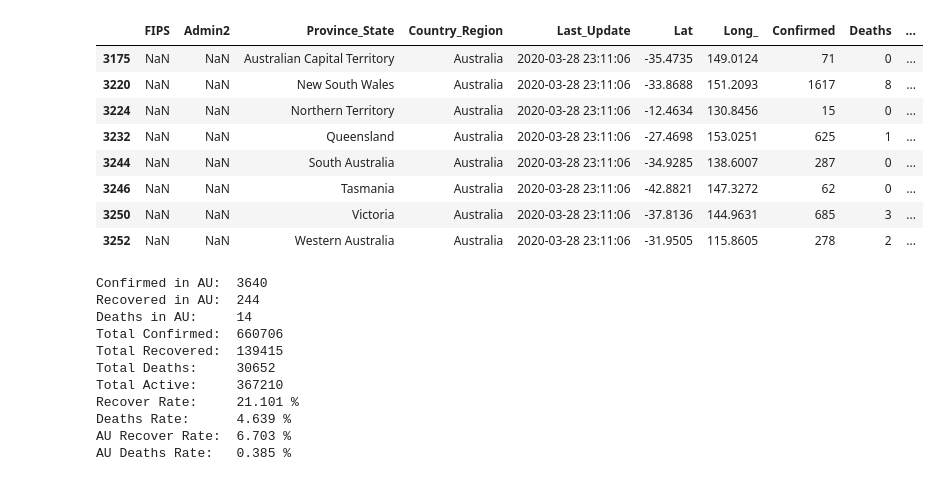
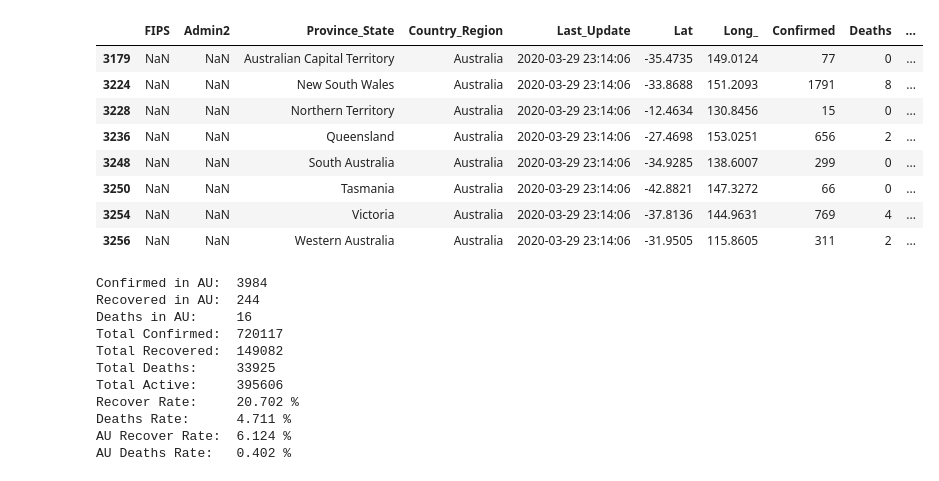
Before and after one commit to u6747075/COVID-19, a Jupyter notebook: COVID_19.ipynb, the cells around one changed output. Drawn from its saved outputs; the diff is of its cells as text; code cells hidden in the pictures.

```diff
--- a/COVID_19.ipynb
+++ b/COVID_19.ipynb
@@ -45,42 +45,42 @@ plt.show()
 # %%
-da = pd.read_csv("csse_covid_19_data/csse_covid_19_daily_reports/03-28-2020.csv")
+da = pd.read_csv("csse_covid_19_data/csse_covid_19_daily_reports/03-29-2020.csv")
 au = da[da["Country_Region"] == "Australia"]
 display(au)
 T_R=sum(list(da["Recovered"]))
 T_D=sum(list(da["Deaths"]))
 T_C=sum(list(da["Confirmed"]))
 AU_R=sum(list(au["Recovered"]))
 AU_D=sum(list(au["Deaths"]))
 AU_C=sum(list(au["Confirmed"]))
 print("Confirmed in AU: ",sum(list(au["Confirmed"])))
 print("Recovered in AU: ",sum(list(au["Recovered"])))
 print("Deaths in AU:    ",sum(list(au["Deaths"])))
 print("Total Confirmed: ",sum(list(da["Confirmed"])))
 print("Total Recovered: ",sum(list(da["Recovered"])))
 print("Total Deaths:    ",sum(list(da["Deaths"])))
 print("Total Active:    ",sum(list(da["Active"])))
 print("Recover Rate:    ",np.round(T_R*100/T_C,3),"%")
 print("Deaths Rate:     ",np.round(T_D*100/T_C,3),"%")
 print("AU Recover Rate: ",np.round(AU_R*100/AU_C,3),"%")
 print("AU Deaths Rate:  ",np.round(AU_D*100/AU_C,3),"%")
 # %% [output]
 |  | FIPS | Admin2 | Province_State | Country_Region | Last_Update | Lat | Long_ | Confirmed | Deaths | ... |
-| 3175 | NaN | NaN | Australian Capital Territory | Australia | 2020-03-28 23:11:06 | -35.4735 | 149.0124 | 71 | 0 | ... |
-| 3220 | NaN | NaN | New South Wales | Australia | 2020-03-28 23:11:06 | -33.8688 | 151.2093 | 1617 | 8 | ... |
-| 3224 | NaN | NaN | Northern Territory | Australia | 2020-03-28 23:11:06 | -12.4634 | 130.8456 | 15 | 0 | ... |
-| 3232 | NaN | NaN | Queensland | Australia | 2020-03-28 23:11:06 | -27.4698 | 153.0251 | 625 | 1 | ... |
-| 3244 | NaN | NaN | South Australia | Australia | 2020-03-28 23:11:06 | -34.9285 | 138.6007 | 287 | 0 | ... |
-| 3246 | NaN | NaN | Tasmania | Australia | 2020-03-28 23:11:06 | -42.8821 | 147.3272 | 62 | 0 | ... |
-| 3250 | NaN | NaN | Victoria | Australia | 2020-03-28 23:11:06 | -37.8136 | 144.9631 | 685 | 3 | ... |
-| 3252 | NaN | NaN | Western Australia | Australia | 2020-03-28 23:11:06 | -31.9505 | 115.8605 | 278 | 2 | ... |
+| 3179 | NaN | NaN | Australian Capital Territory | Australia | 2020-03-29 23:14:06 | -35.4735 | 149.0124 | 77 | 0 | ... |
+| 3224 | NaN | NaN | New South Wales | Australia | 2020-03-29 23:14:06 | -33.8688 | 151.2093 | 1791 | 8 | ... |
+| 3228 | NaN | NaN | Northern Territory | Australia | 2020-03-29 23:14:06 | -12.4634 | 130.8456 | 15 | 0 | ... |
+| 3236 | NaN | NaN | Queensland | Australia | 2020-03-29 23:14:06 | -27.4698 | 153.0251 | 656 | 2 | ... |
+| 3248 | NaN | NaN | South Australia | Australia | 2020-03-29 23:14:06 | -34.9285 | 138.6007 | 299 | 0 | ... |
+| 3250 | NaN | NaN | Tasmania | Australia | 2020-03-29 23:14:06 | -42.8821 | 147.3272 | 66 | 0 | ... |
+| 3254 | NaN | NaN | Victoria | Australia | 2020-03-29 23:14:06 | -37.8136 | 144.9631 | 769 | 4 | ... |
+| 3256 | NaN | NaN | Western Australia | Australia | 2020-03-29 23:14:06 | -31.9505 | 115.8605 | 311 | 2 | ... |
-Confirmed in AU:  3640
+Confirmed in AU:  3984
 Recovered in AU:  244
-Deaths in AU:     14
-Total Confirmed:  660706
-Total Recovered:  139415
-Total Deaths:     30652
-Total Active:     367210
-Recover Rate:     21.101 %
-Deaths Rate:      4.639 %
-AU Recover Rate:  6.703 %
-AU Deaths Rate:   0.385 %
+Deaths in AU:     16
+Total Confirmed:  720117
+Total Recovered:  149082
+Total Deaths:     33925
+Total Active:     395606
+Recover Rate:     20.702 %
+Deaths Rate:      4.711 %
+AU Recover Rate:  6.124 %
+AU Deaths Rate:   0.402 %
```
Also changed, not shown: parts of 2 cells of this notebook.
